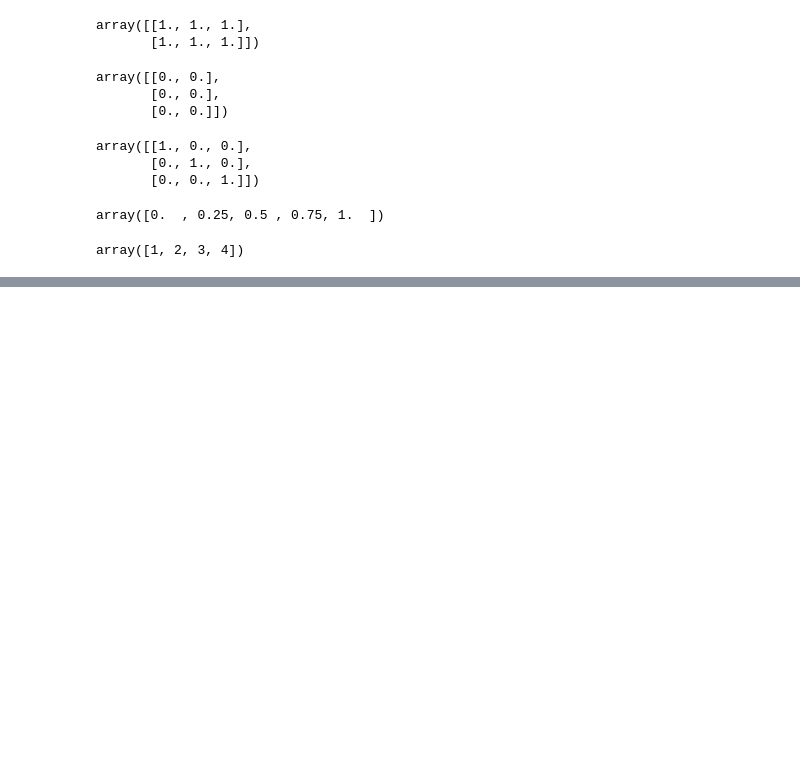
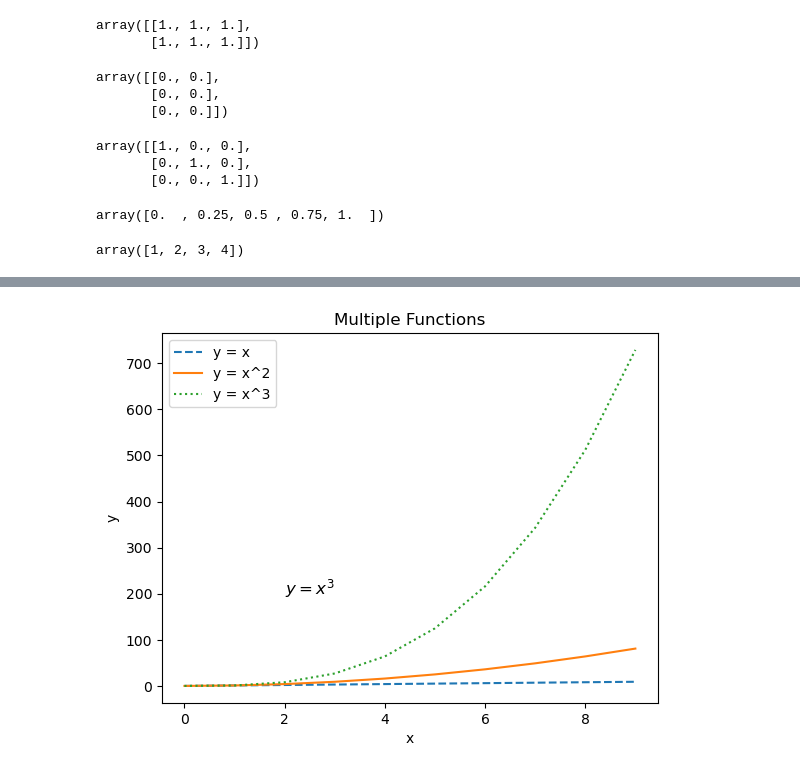
Before and after one commit to jeonghun-usc/dsci552-homework0, a Jupyter notebook: Homework_0.ipynb, the cells around one changed output, grey strips where cells are left out. Drawn from its saved outputs; the diff is of its cells as text; code cells hidden in the pictures; blank space fills up the shorter version.

```diff
--- a/Homework_0.ipynb
+++ b/Homework_0.ipynb
@@ -202,0 +212,19 @@ array([1, 2, 3, 4])
+# %%
+y1 = x
+y2 = x ** 2
+y3 = x ** 3
+# %%
+plt.figure()
+plt.plot(x, y1, linestyle='--', label='y = x')
+plt.plot(x, y2, linestyle='-', label='y = x^2')
+plt.plot(x, y3, linestyle=':', label='y = x^3')
+
+plt.legend()
+plt.title("Multiple Functions")
+plt.xlabel("x")
+plt.ylabel("y")
+
+plt.text(2, 200, r"$y = x^3$", fontsize=12)
+plt.show()
+# %% [output]
+[figure, added]
```
Also changed, not shown: parts of 23 cells of this notebook.
